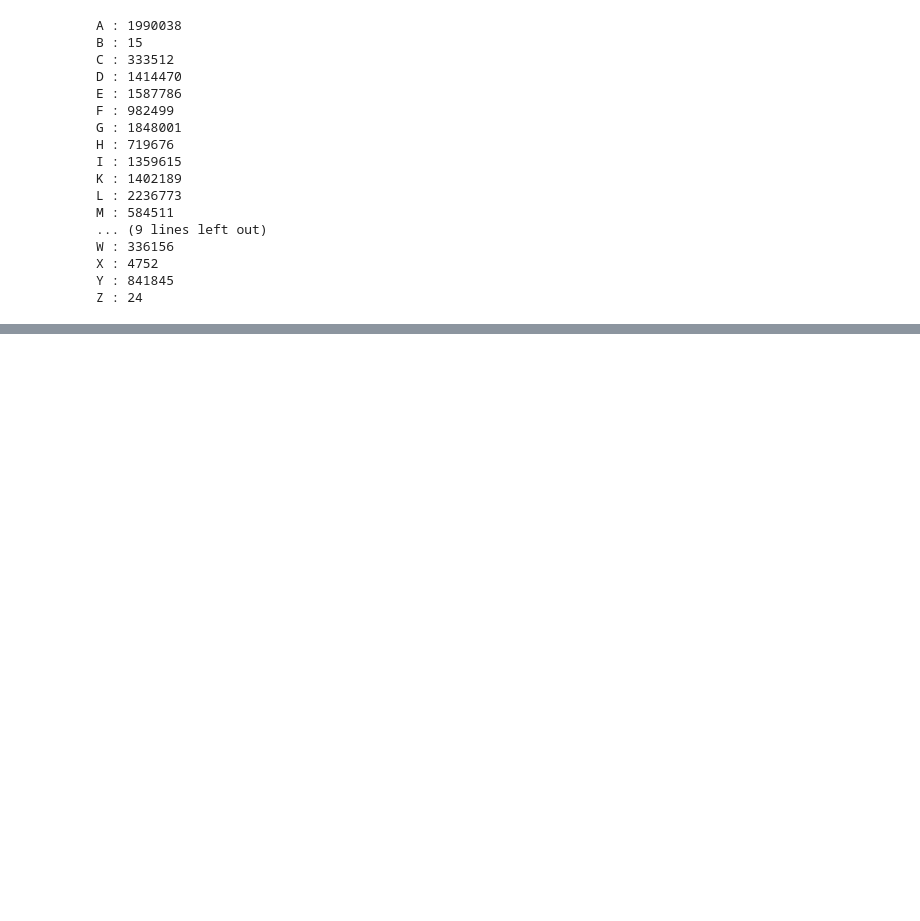
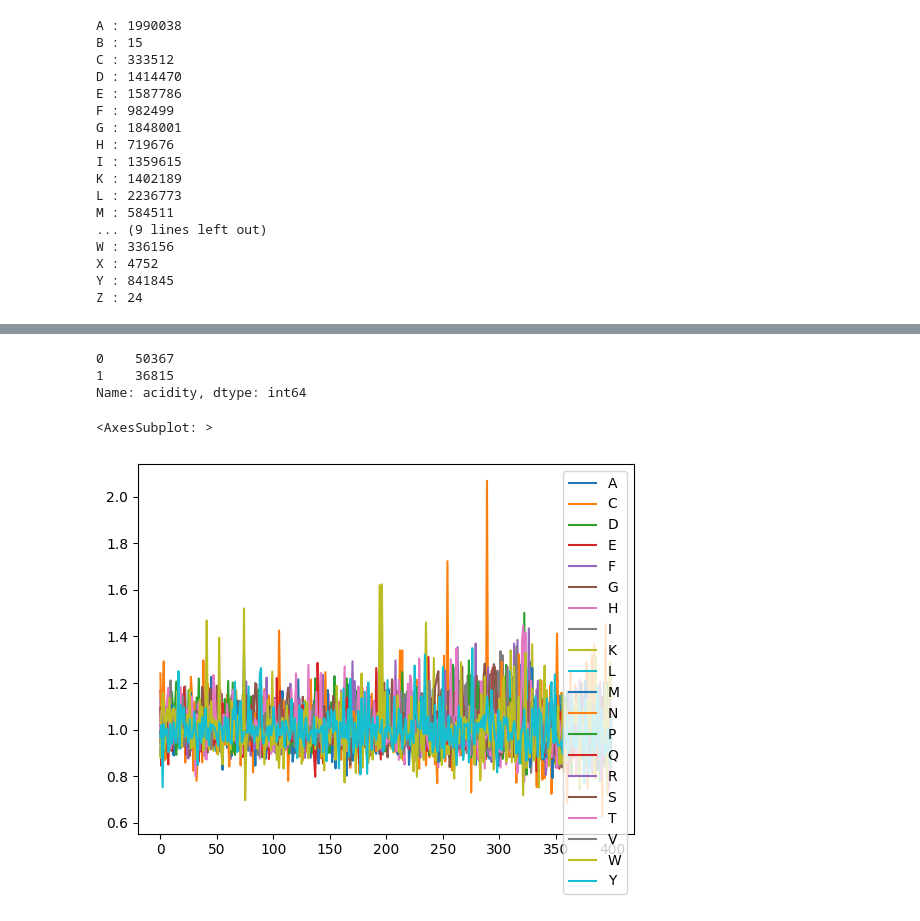
Before and after one commit to wis-janusz/xcf, a Jupyter notebook: notebooks/2.0-wj-pHpred-EDA.ipynb, the cells around one changed output, grey strips where cells are left out. Cells and saved outputs as stored; diff of their text form; code cells hidden in the pictures; blank space fills up the shorter version.

```diff
--- a/notebooks/2.0-wj-pHpred-EDA.ipynb
+++ b/notebooks/2.0-wj-pHpred-EDA.ipynb
@@ -124,0 +122,13 @@ array([[0., 0., 0., ..., 0., 0., 0.],
+# %%
+AA_VOCAB = ['A','B','C','D','E','F','G','H','I','K','L','M','N','O','P','Q','R','S','T','U','V','W','X','Y','Z']
+
+for aa in AA_VOCAB:
+
+    data[f'No {aa}'] = data['sequence'].apply(lambda s: s.count(aa)/len(s)*100)
+
+avg_aa_ratio = []
+for aa in AA_VOCAB:
+    avg_aa_ratio.append(data[f'No {aa}'].groupby(data['acidity']).mean())
+
+avg_ratio_diff = [aa[0]-aa[1] for aa in avg_aa_ratio]
+avg_ratio_diff
@@ -124,0 +153,31 @@ array([[0., 0., 0., ..., 0., 0., 0.],
+# %%
+position_counts_acidic = np.zeros(shape=(600, len(AA_VOCAB)), dtype='int')
+position_counts_basic = np.zeros(shape=(600, len(AA_VOCAB)), dtype='int')
+acidic_seq = data['sequence'][data['acidity'] == 0].to_list()
+basic_seq = data['sequence'][data['acidity'] == 1].to_list()
+
+for seq in acidic_seq:
+    for i, aa in enumerate(seq):
+        position_counts_acidic[i][AA_VOCAB.index(aa)] += 1
+
+for seq in basic_seq:
+    for i, aa in enumerate(seq):
+        position_counts_basic[i][AA_VOCAB.index(aa)] += 1
+# %%
+data['acidity'].value_counts()
+# %% [output]
+0    50367
+1    36815
+Name: acidity, dtype: int64
+# %%
+position_counts_acidic = pd.DataFrame(position_counts_acidic, columns=AA_VOCAB)
+position_counts_basic = pd.DataFrame(position_counts_basic, columns=AA_VOCAB)
+# %%
+position_counts_acidic = position_counts_acidic[['A','C','D','E','F','G','H','I','K','L','M','N','P','Q','R','S','T','V','W','Y']]
+position_counts_basic = position_counts_basic[['A','C','D','E','F','G','H','I','K','L','M','N','P','Q','R','S','T','V','W','Y']]
+position_counts_ratio = position_counts_acidic/position_counts_basic/(50367/36815)
+# %%
+position_counts_ratio[:400].plot(kind='line')
+# %% [output]
+<AxesSubplot: >
+[figure, added]
```
Also changed, not shown: parts of 5 cells of this notebook, 4 other files.
